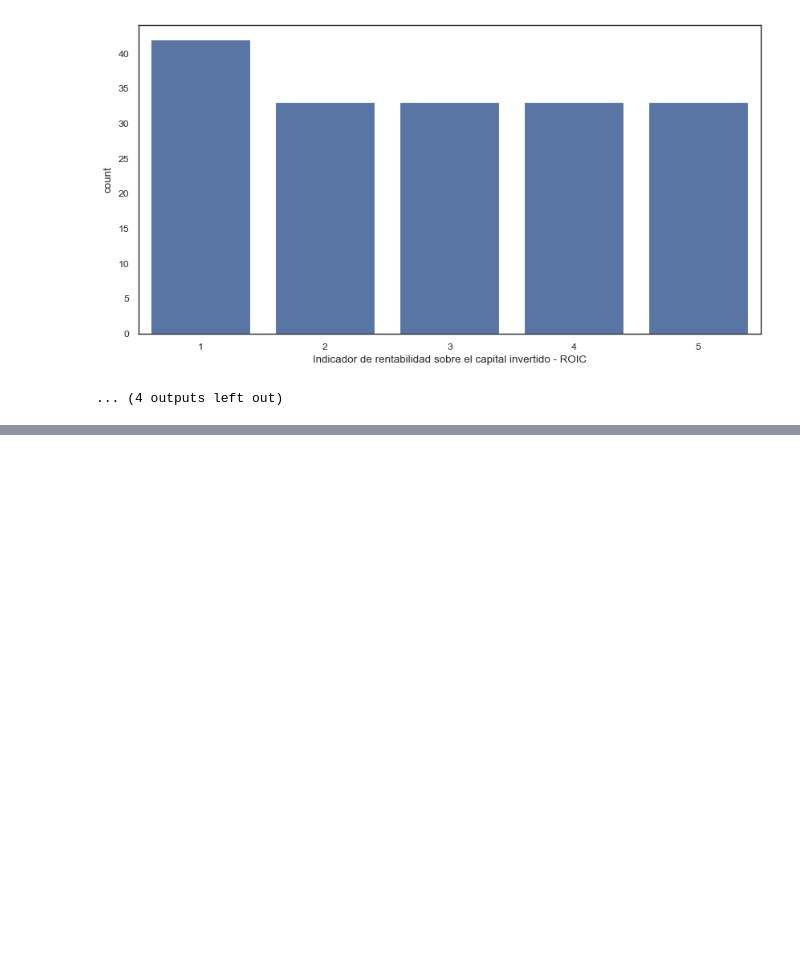
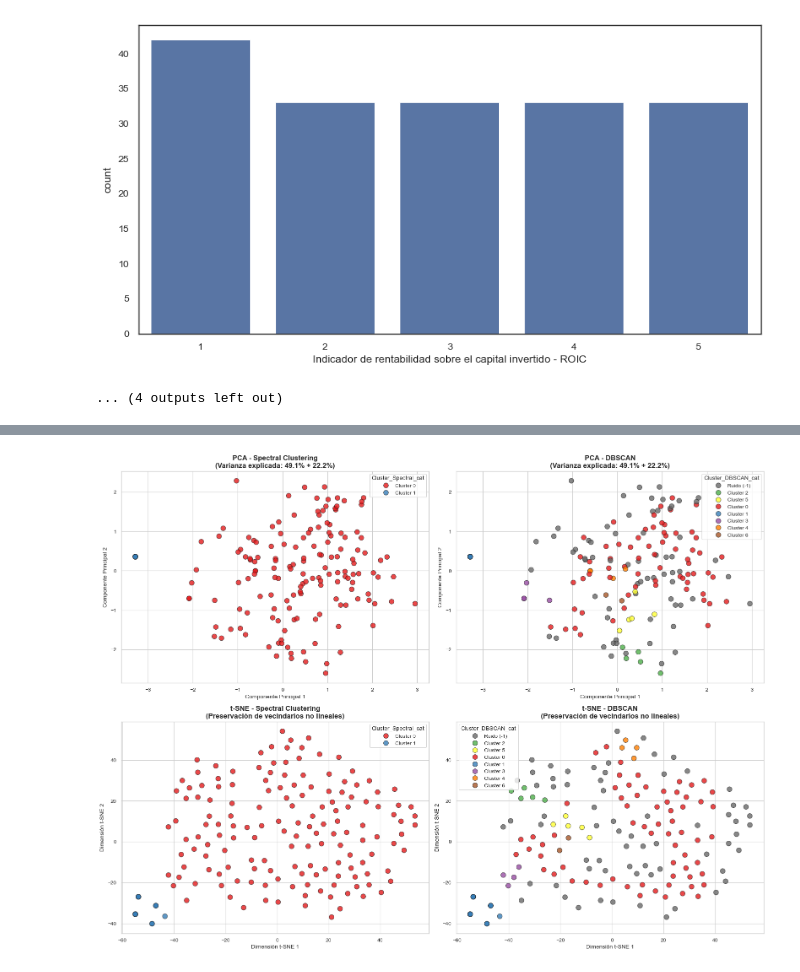
Before and after one commit to jhquiza/proyecto-riesgos, a Jupyter notebook: camel/Análisis resultados CAMEL.ipynb, the cells around one changed output, grey strips where cells are left out. Saved outputs shown, nothing was run; the diff lists cells and outputs as text; code cells hidden in the pictures; blank space fills up the shorter version.

```diff
--- a/camel/Análisis resultados CAMEL.ipynb
+++ b/camel/Análisis resultados CAMEL.ipynb
@@ -112,7 +247,7 @@ for camel in camels:
     plt.figure(figsize=(10, 5))
     sns.boxplot(
         x=df[camel],
-        y=df['Categoría'],
+        y=df['categoria'],
         )
     plt.title(f'Boxplot del indicador {camel}')
     plt.xlabel('Calificación')
@@ -159,7 +267,0 @@ Los umbrales de los grupos son: [2.10212651 2.71840348 3.08203038 3.47118863 4.0
-# %%
-df['CAMEL_score_ponderado_grupos'] = pd.Categorical(
-    df['CAMEL_score_ponderado_grupos'],
-    ordered=True
-    )
-
-df['CAMEL_score_ponderado_grupos'].value_counts(normalize=False, sort=False)
@@ -263,0 +338,23 @@ Chi2: 7.43 | V de Cramer: 0.1193 | p-value: 0.9446
+# %%
+# ==========================================
+# MODELO 2: Clustering por los 16 Indicadores Individuales
+# ==========================================
+columnas_16 = df.columns[1:17].tolist()
+X_16 = df[columnas_16]
+
+silhouettes_16 = []
+for k in range(2, 7):
+    kmeans = KMeans(n_clusters=k, random_state=42, n_init=10)
+    labels = kmeans.fit_predict(X_16)
+    silhouettes_16.append(silhouette_score(X_16, labels))
+
+best_k_16 = np.argmax(silhouettes_16) + 2
+print(f"\nMejor K para 16 indicadores: {best_k_16} (Silhouette: {max(silhouettes_16):.3f})")
+
+kmeans_16 = KMeans(n_clusters=best_k_16, random_state=42, n_init=10)
+df['Cluster_16'] = kmeans_16.fit_predict(X_16)
+
+perfil_16 = df.groupby('Cluster_16')[X_16.columns.tolist() + ['CAMEL_score_ponderado']].mean()
+perfil_16['N_Entidades'] = df['Cluster_16'].value_counts()
+print("\n--- Perfilamiento Clusters (16 Indicadores, K=3) ---")
+print(perfil_16.round(2).T)
@@ -263,0 +428,7 @@ Chi2: 7.43 | V de Cramer: 0.1193 | p-value: 0.9446
+# %%
+# Estandarizar (crítico para Spectral y DBSCAN)
+scaler_camel = StandardScaler()
+X_camel_scaled = scaler_camel.fit_transform(X_camel)
+
+test_gmm_spectral(X_camel_scaled, "5 Componentes (C-A-M-E-L)")
+test_dbscan(X_camel_scaled, "5 Componentes (C-A-M-E-L)")
@@ -263,0 +538,8 @@ Chi2: 7.43 | V de Cramer: 0.1193 | p-value: 0.9446
+# %%
+X_scaled = X_camel_scaled
+eps = 1.0
+n_clusters = 2
+
+fig_clustering(X_scaled, df, eps, n_clusters)
+# %% [output]
+[figure, added]
```
Also changed, not shown: parts of 34 cells of this notebook.
